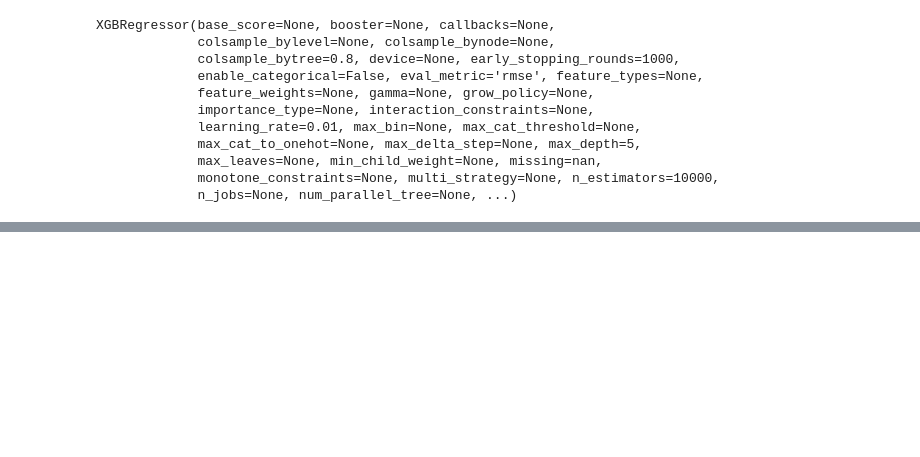
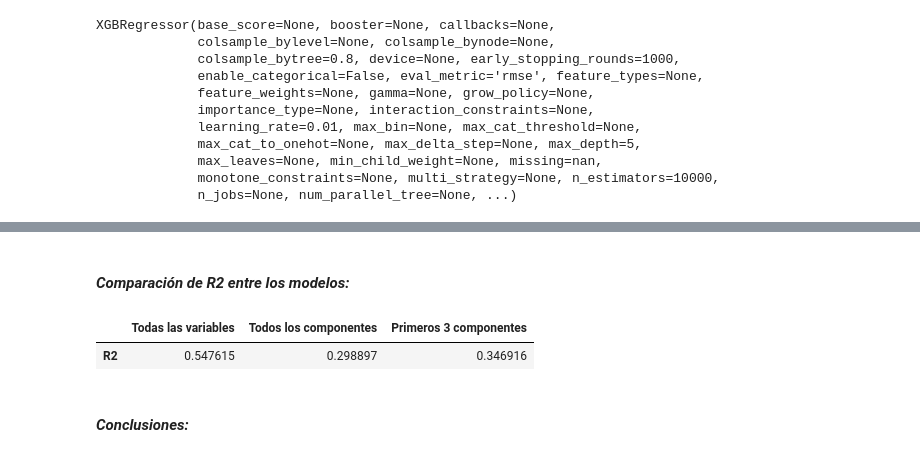
Before and after one commit to arantzaghg/lab_aprendizaje_estadistico, a Jupyter notebook: Tarea PCA- Arantza Gomez Haro Gamboa.ipynb, the cells around one changed output, grey strips where cells are left out. Cells and saved outputs as stored; diff of their text form; code cells hidden in the pictures; blank space fills up the shorter version.

```diff
--- a/Tarea PCA- Arantza Gomez Haro Gamboa.ipynb
+++ b/Tarea PCA- Arantza Gomez Haro Gamboa.ipynb
@@ -188,0 +284,14 @@ XGBRegressor(base_score=None, booster=None, callbacks=None,
+# %% [markdown]
+#### *Comparación de R2 entre los modelos:*
+# %%
+tabla = pd.DataFrame({
+    'Todas las variables': r2_todo,
+    'Todos los componentes': r2_tc,
+    'Primeros 3 componentes': r2_3c
+}, index = ['R2'])
+tabla
+# %% [output]
+|  | Todas las variables | Todos los componentes | Primeros 3 componentes |
+| R2 | 0.547615 | 0.298897 | 0.346916 |
+# %% [markdown]
+#### *Conclusiones:*
```
Also changed, not shown: parts of 12 cells of this notebook.
